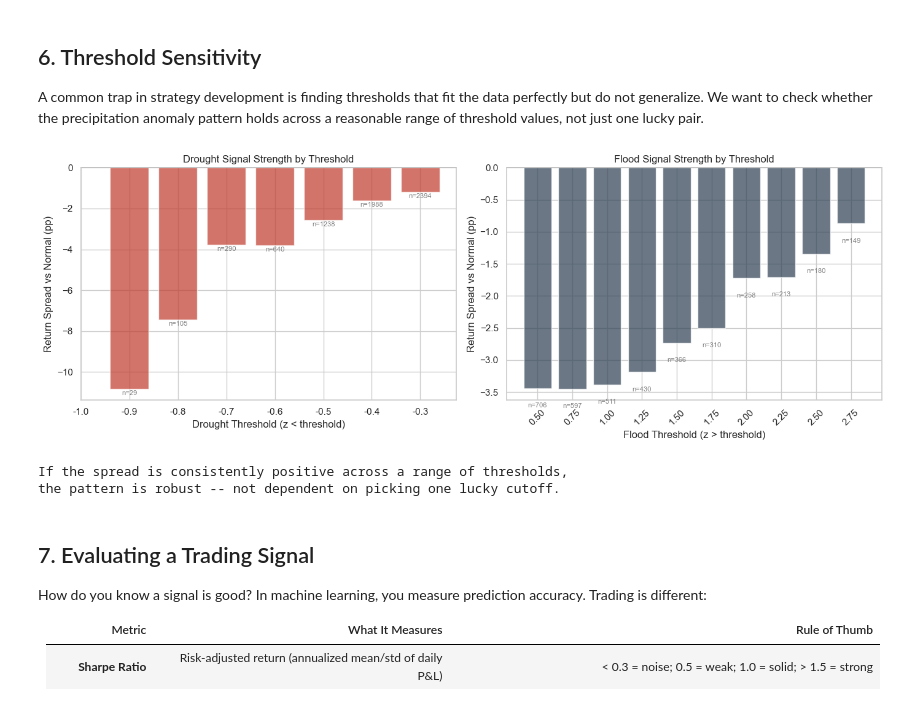
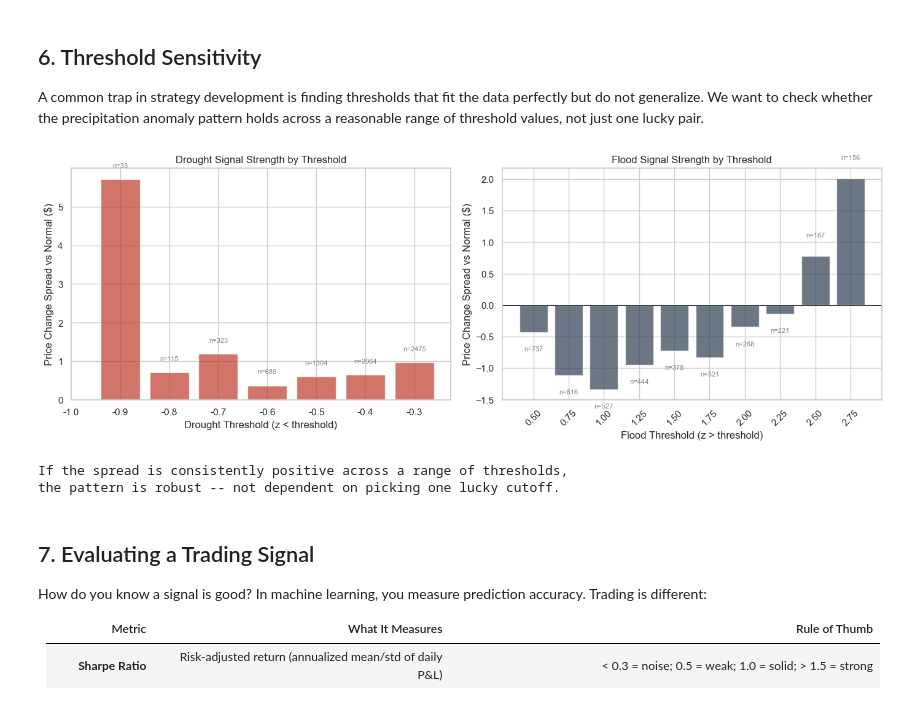
Before and after one commit to sa000/crop_prediction, a Jupyter notebook: eda/strategy_discovery.ipynb, the cells around one changed output. Cells and saved outputs as stored; diff of their text form; code cells hidden in the pictures.

```diff
--- a/eda/strategy_discovery.ipynb
+++ b/eda/strategy_discovery.ipynb
@@ -296,27 +291,27 @@ Do they move together? A visual check before running any statistics. We overlay
 30-day cumulative precipitation on the price chart to see if there's any visible
 co-movement or if price spikes coincide with weather extremes.
 # %%
-# How does precipitation at different rolling windows relate to forward returns?
+# How does precipitation at different rolling windows relate to forward price changes?
 windows = [7, 14, 30, 60]
 fig, axes = plt.subplots(1, len(windows), figsize=(18, 4))
 
 for i, w in enumerate(windows):
     col = f'precip_{w}d_raw'
     df[col] = df['precip'].rolling(w).sum().shift(1)  # shift(1) for point-in-time
-    valid = df[[col, 'ret_20d']].dropna()
+    valid = df[[col, 'chg_20d']].dropna()
 
-    axes[i].scatter(valid[col], valid['ret_20d'] * 100, alpha=0.05, s=5, color='#3498db')
+    axes[i].scatter(valid[col], valid['chg_20d'], alpha=0.05, s=5, color='#3498db')
     axes[i].set_xlabel(f'{w}-day Precip (in)')
-    axes[i].set_ylabel('20-day Fwd Return (%)')
+    axes[i].set_ylabel('20-day Fwd Change ($)')
     axes[i].set_title(f'{w}-day Window')
     axes[i].axhline(0, color='black', linewidth=0.5, alpha=0.5)
 
     if len(valid) > 2:
-        r, p = sp_stats.pearsonr(valid[col], valid['ret_20d'])
+        r, p = sp_stats.pearsonr(valid[col], valid['chg_20d'])
         axes[i].text(0.05, 0.95, f'r={r:.3f}\np={p:.3f}', transform=axes[i].transAxes,
                      va='top', fontsize=9, family='monospace')
 
-plt.suptitle('Precipitation vs. Forward Return -- Which Window Matters?', y=1.02)
+plt.suptitle('Precipitation vs. Forward Price Change -- Which Window Matters?', y=1.02)
 plt.tight_layout()
 plt.show()
 # %% [output]
@@ -645,17 +656,17 @@ but do not generalize. We want to check whether the precipitation anomaly patter
 across a reasonable range of threshold values, not just one lucky pair.
 # %%
 # Sweep through different z-score thresholds and measure the average
-# 5-day forward return for days below/above that threshold, minus
-# the average return on "normal" days. A positive spread means extreme
-# weather days outperform normal days.
+# 5-day forward price change for days below/above that threshold, minus
+# the average change on "normal" days. A positive spread means extreme
+# weather days see larger price increases than normal days.
 
 drought_thresholds = np.arange(-1.0, -0.2, 0.1)
 flood_thresholds = np.arange(0.5, 3.0, 0.25)
 
-valid_sweep = df[['precip_zscore_30d', 'ret_5d']].dropna()
-ret_normal = valid_sweep.loc[
+valid_sweep = df[['precip_zscore_30d', 'chg_5d']].dropna()
+chg_normal = valid_sweep.loc[
     (valid_sweep['precip_zscore_30d'] > -0.3) & (valid_sweep['precip_zscore_30d'] < 0.3),
-    'ret_5d'
+    'chg_5d'
 ].mean()
 
 fig, axes = plt.subplots(1, 2, figsize=(14, 5))
@@ -665,8 +676,8 @@ drought_spreads = []
 for t in drought_thresholds:
     mask = valid_sweep['precip_zscore_30d'] < t
     n = mask.sum()
-    ret = valid_sweep.loc[mask, 'ret_5d'].mean() if n > 10 else np.nan
-    spread = (ret - ret_normal) * 100 if pd.notna(ret) else np.nan
+    chg = valid_sweep.loc[mask, 'chg_5d'].mean() if n > 10 else np.nan
+    spread = chg - chg_normal if pd.notna(chg) else np.nan
     drought_spreads.append({'threshold': t, 'spread': spread, 'n': n})
 
 drought_df = pd.DataFrame(drought_spreads)
@@ -674,7 +685,7 @@ axes[0].bar(range(len(drought_df)), drought_df['spread'], color='#c0392b', alpha
 axes[0].set_xticks(range(len(drought_df)))
 axes[0].set_xticklabels([f'{t:.1f}' for t in drought_df['threshold']])
 axes[0].set_xlabel('Drought Threshold (z < threshold)')
-axes[0].set_ylabel('Return Spread vs Normal (pp)')
+axes[0].set_ylabel('Price Change Spread vs Normal ($)')
 axes[0].set_title('Drought Signal Strength by Threshold')
 axes[0].axhline(0, color='black', linewidth=0.5)
 for j, row in drought_df.iterrows():
@@ -682,37 +693,37 @@ for j, row in drought_df.iterrows():
         offset = 0.3 if row['spread'] >= 0 else -0.3
         axes[0].text(j, row['spread'] + offset, f'n={int(row["n"])}',
                      ha='center', fontsize=8, color='gray')
 
 # Flood threshold sweep
 flood_spreads = []
 for t in flood_thresholds:
     mask = valid_sweep['precip_zscore_30d'] > t
     n = mask.sum()
-    ret = valid_sweep.loc[mask, 'ret_5d'].mean() if n > 10 else np.nan
-    spread = (ret - ret_normal) * 100 if pd.notna(ret) else np.nan
+    chg = valid_sweep.loc[mask, 'chg_5d'].mean() if n > 10 else np.nan
+    spread = chg - chg_normal if pd.notna(chg) else np.nan
     flood_spreads.append({'threshold': t, 'spread': spread, 'n': n})
 
 flood_df = pd.DataFrame(flood_spreads)
 axes[1].bar(range(len(flood_df)), flood_df['spread'], color='#2c3e50', alpha=0.7)
 axes[1].set_xticks(range(len(flood_df)))
 axes[1].set_xticklabels([f'{t:.2f}' for t in flood_df['threshold']], rotation=45)
 axes[1].set_xlabel('Flood Threshold (z > threshold)')
-axes[1].set_ylabel('Return Spread vs Normal (pp)')
+axes[1].set_ylabel('Price Change Spread vs Normal ($)')
 axes[1].set_title('Flood Signal Strength by Threshold')
 axes[1].axhline(0, color='black', linewidth=0.5)
 for j, row in flood_df.iterrows():
     if pd.notna(row['spread']):
         offset = 0.3 if row['spread'] >= 0 else -0.3
         axes[1].text(j, row['spread'] + offset, f'n={int(row["n"])}',
                      ha='center', fontsize=8, color='gray')
 
 plt.tight_layout()
 plt.show()
 
 print('If the spread is consistently positive across a range of thresholds,')
 print('the pattern is robust -- not dependent on picking one lucky cutoff.')
 # %% [output]
-[figure, old version]
+[figure, new version]
 If the spread is consistently positive across a range of thresholds,
 the pattern is robust -- not dependent on picking one lucky cutoff.
 # %% [markdown]
```
Also changed, not shown: parts of 7 cells of this notebook, 16 other files.
